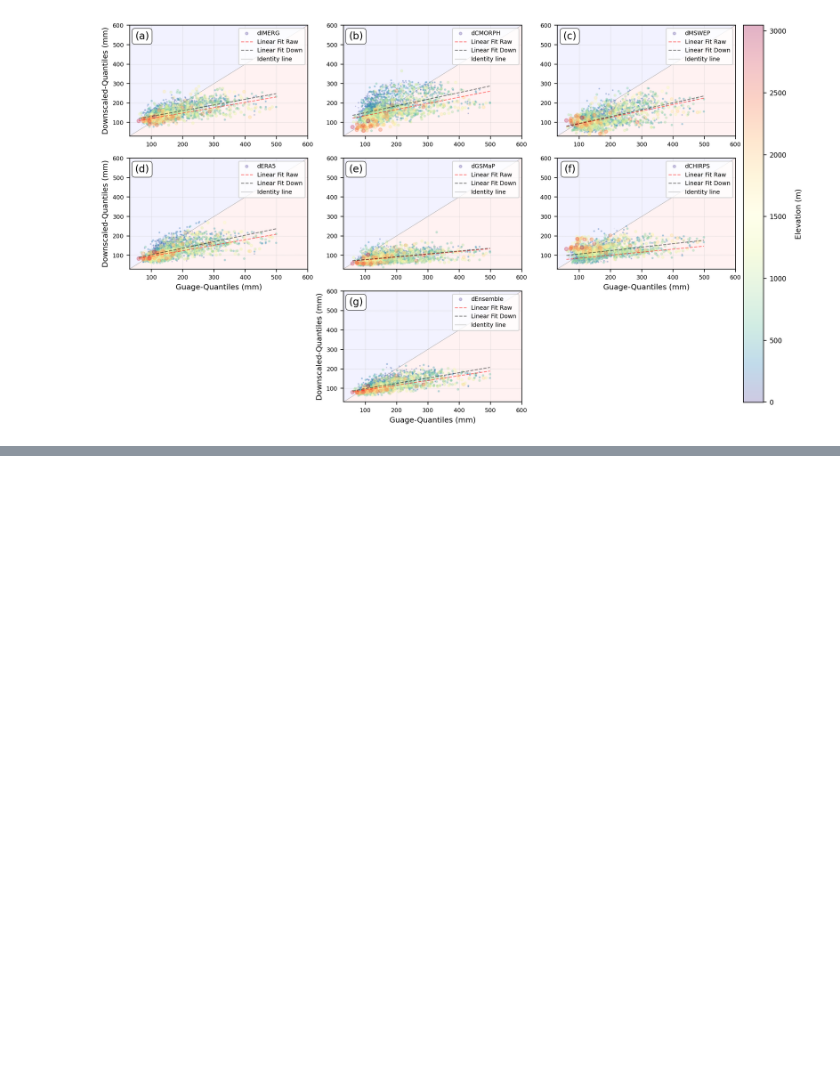
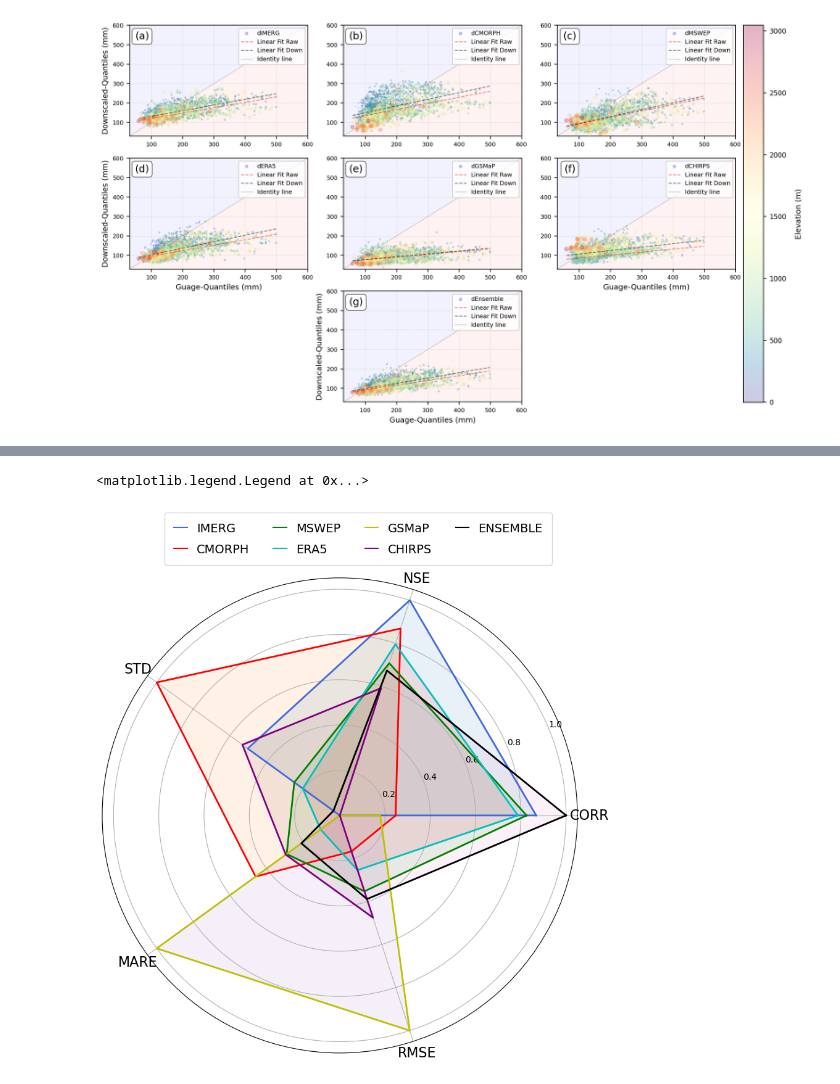
Before and after one commit to TeamExtremes/MEVD-downscaling, a Jupyter notebook: jupyter/Relative_Error/III_OBS_RSR_all.ipynb, the cells around one changed output, grey strips where cells are left out. Saved outputs shown, nothing was run; the diff lists cells and outputs as text; code cells hidden in the pictures; blank space fills up the shorter version.

```diff
--- a/jupyter/Relative_Error/III_OBS_RSR_all.ipynb
+++ b/jupyter/Relative_Error/III_OBS_RSR_all.ipynb
@@ -639,0 +732,54 @@ Export as: ../../figures/RE/downscaled/Products_DOWN_RE_scatter.png
+# %%
+df_norm = df.copy()
+
+df_norm["CORR"] = (df["CORR"] - df["CORR"].min()) / (df["CORR"].max() - df["CORR"].min())
+df_norm["RMSE"] = (df["RMSE"] - df["RMSE"].min()) / (df["RMSE"].max() - df["RMSE"].min())
+df_norm["NSE"] = (df["NSE"] - df["NSE"].min()) / (df["NSE"].max() - df["NSE"].min())
+df_norm["KGE"] = (df["KGE"] - df["KGE"].min()) / (df["KGE"].max() - df["KGE"].min())
+df_norm["MARE"] = (df["MARE"] - df["MARE"].min()) / (df["MARE"].max() - df["MARE"].min())
+df_norm["STD"] = (df["STD"] - df["STD"].min()) / (df["STD"].max() - df["STD"].min())
+# %%
+metrics = ["CORR", "NSE", "STD", "MARE", "RMSE"]
+
+# df_norm = df.copy()
+# for m in metrics:
+#     if m in ["RMSE", "MARE"]:
+#         df_norm[m] = 1 - (df[m] - df[m].min()) / (df[m].max() - df[m].min())
+#     else:
+#         df_norm[m] = (df[m] - df[m].min()) / (df[m].max() - df[m].min())
+
+labels = metrics
+angles = np.linspace(0, 2*np.pi, len(labels), endpoint=False).tolist()
+angles += angles[:1]
+
+fig, ax = plt.subplots(figsize=(10,10), subplot_kw=dict(polar=True))
+
+for i in range(len(df)):
+    values = df_norm.loc[i, metrics].tolist()
+    values += values[:1]
+
+    ax.plot(angles, values, linewidth=2, color=colors[i])
+    ax.fill(angles, values, alpha=0.1)
+
+ax.plot([],[],colors[0],label='IMERG')
+ax.plot([],[],colors[1],label='CMORPH')
+ax.plot([],[],colors[2],label='MSWEP')
+ax.plot([],[],colors[3],label='ERA5')
+ax.plot([],[],colors[4],label='GSMaP')
+ax.plot([],[],colors[5],label='CHIRPS')
+ax.plot([],[],colors[6],label='ENSEMBLE')
+
+ax.set_xticks(angles[:-1])
+ax.set_xticklabels(labels, fontsize=16)
+
+plt.legend(fontsize=14,
+            ncol=4,
+            loc='upper right',
+            bbox_to_anchor=(0.96, 1.15),
+            handlelength=1.1,      # Longitud de la línea del símbolo
+            handletextpad=0.8,     # Espacio entre símbolo y texto
+            borderpad=0.8,         # Padding interno
+            labelspacing=0.8)      # Espacio entre etiquetas
+# %% [output]
+<matplotlib.legend.Legend at 0x...>
+[figure, added]
```
Also changed, not shown: parts of 11 cells of this notebook, 13 other files.
